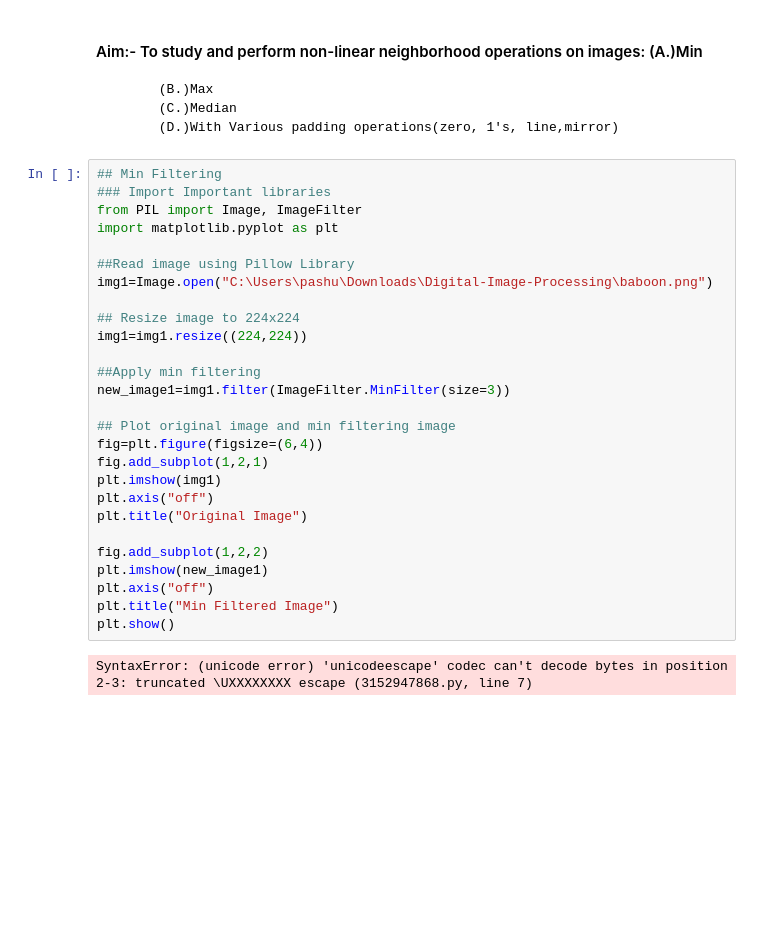
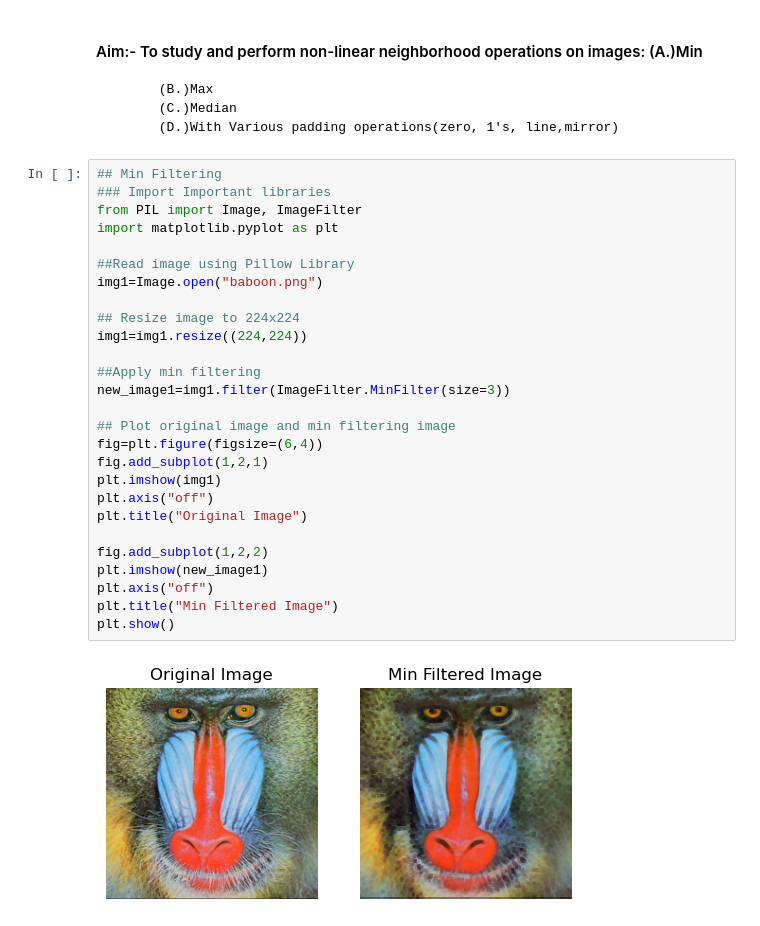
Before and after one commit to pashupatinathvidyarthi/Digital-Image-Processing, a Jupyter notebook: DIP_EXP05.ipynb, the cells around one changed output. Saved outputs shown, nothing was run; the diff lists cells and outputs as text; blank space fills up the shorter version.

```diff
--- a/DIP_EXP05.ipynb
+++ b/DIP_EXP05.ipynb
@@ -6,29 +6,29 @@
 # %%
 ## Min Filtering
 ### Import Important libraries
 from PIL import Image, ImageFilter
 import matplotlib.pyplot as plt
 
 ##Read image using Pillow Library
-img1=Image.open("C:\Users\pashu\Downloads\Digital-Image-Processing\baboon.png")
+img1=Image.open("baboon.png")
 
 ## Resize image to 224x224
 img1=img1.resize((224,224))
 
 ##Apply min filtering
 new_image1=img1.filter(ImageFilter.MinFilter(size=3))
 
 ## Plot original image and min filtering image
 fig=plt.figure(figsize=(6,4))
 fig.add_subplot(1,2,1)
 plt.imshow(img1)
 plt.axis("off")
 plt.title("Original Image")
 
 fig.add_subplot(1,2,2)
 plt.imshow(new_image1)
 plt.axis("off")
 plt.title("Min Filtered Image")
 plt.show()
 # %% [output]
-SyntaxError: (unicode error) 'unicodeescape' codec can't decode bytes in position 2-3: truncated \UXXXXXXXX escape (3152947868.py, line 7)
+[figure, added]
```
